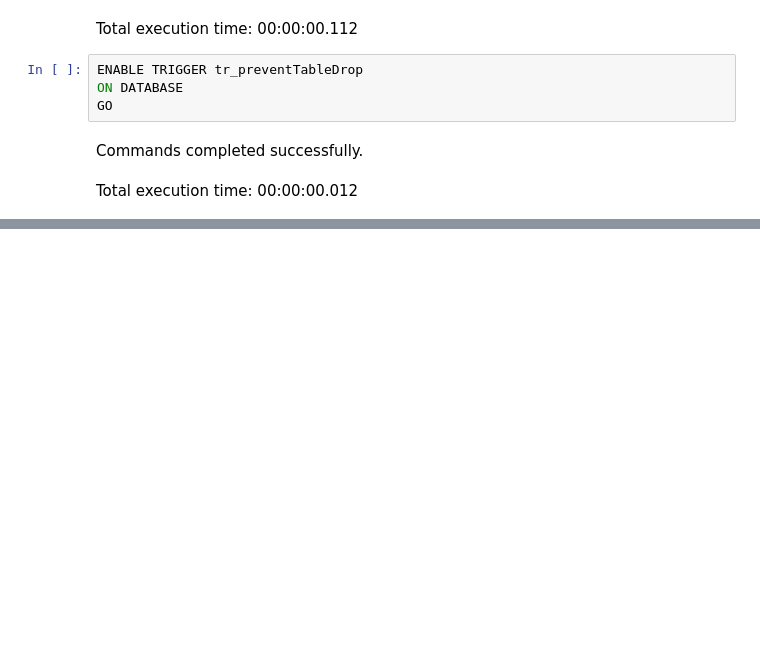
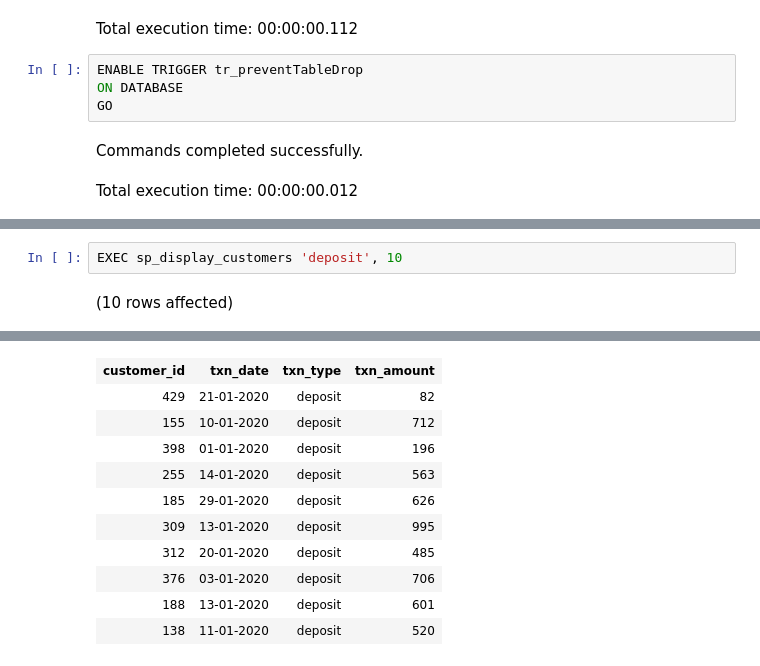
Before and after one commit to nirajgole/ipaat, a Jupyter notebook: SQL/study_materials/case_studies/SQL_case_study_3/sm_case_study_3.ipynb, the cells around one changed output, grey strips where cells are left out. Cells and saved outputs as stored; diff of their text form; blank space fills up the shorter version.

```diff
--- a/SQL/study_materials/case_studies/SQL_case_study_3/sm_case_study_3.ipynb
+++ b/SQL/study_materials/case_studies/SQL_case_study_3/sm_case_study_3.ipynb
@@ -319,0 +339,4 @@ Total execution time: 00:00:00.035
+# %%
+EXEC sp_display_customers 'deposit', 10
+# %% [output]
+(10 rows affected)
@@ -319,0 +344,11 @@ Total execution time: 00:00:00.035
+| customer_id | txn_date | txn_type | txn_amount |
+| 429 | 21-01-2020 | deposit | 82 |
+| 155 | 10-01-2020 | deposit | 712 |
+| 398 | 01-01-2020 | deposit | 196 |
+| 255 | 14-01-2020 | deposit | 563 |
+| 185 | 29-01-2020 | deposit | 626 |
+| 309 | 13-01-2020 | deposit | 995 |
+| 312 | 20-01-2020 | deposit | 485 |
+| 376 | 03-01-2020 | deposit | 706 |
+| 188 | 13-01-2020 | deposit | 601 |
+| 138 | 11-01-2020 | deposit | 520 |
```
Also changed, not shown: parts of 6 cells of this notebook.
